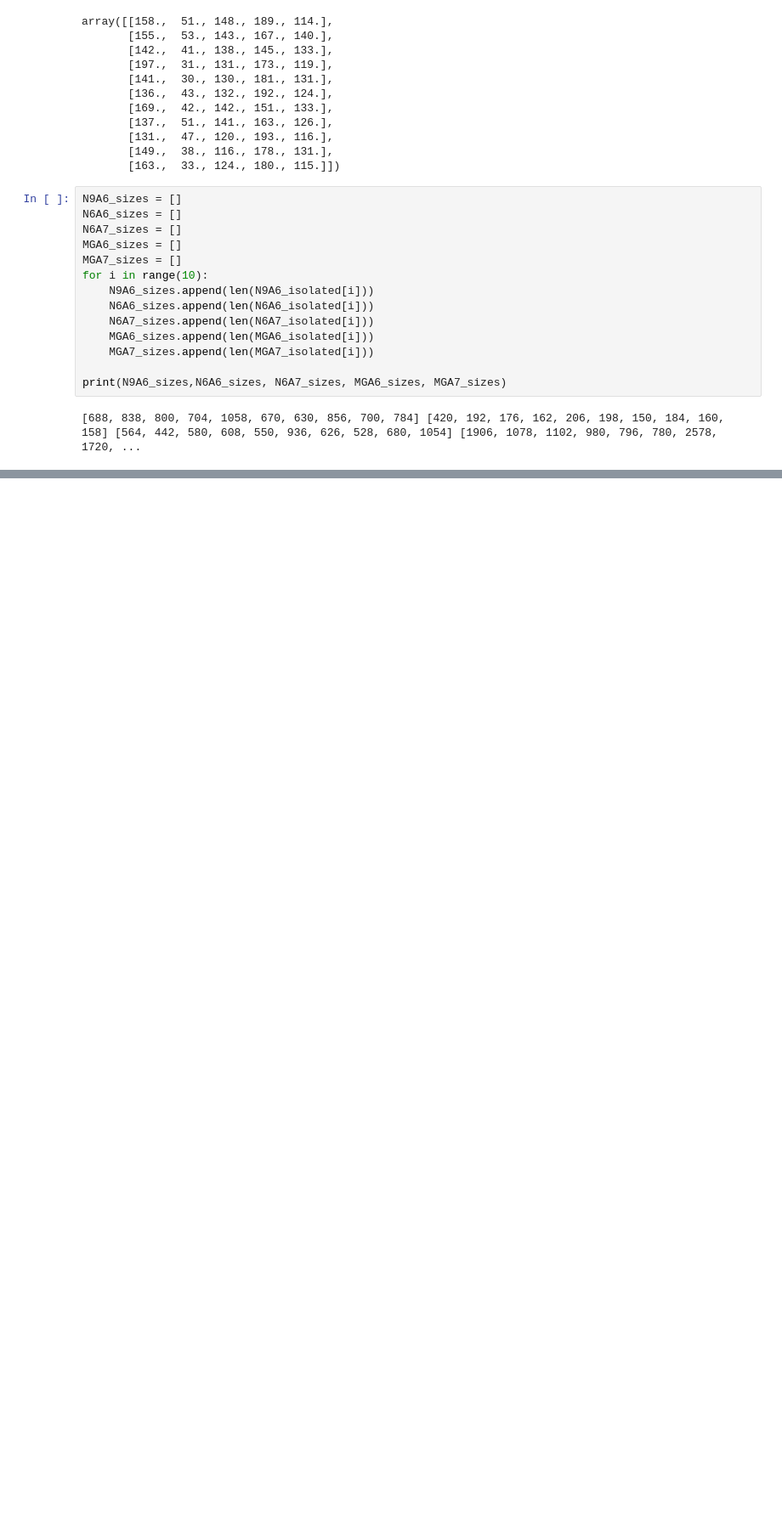
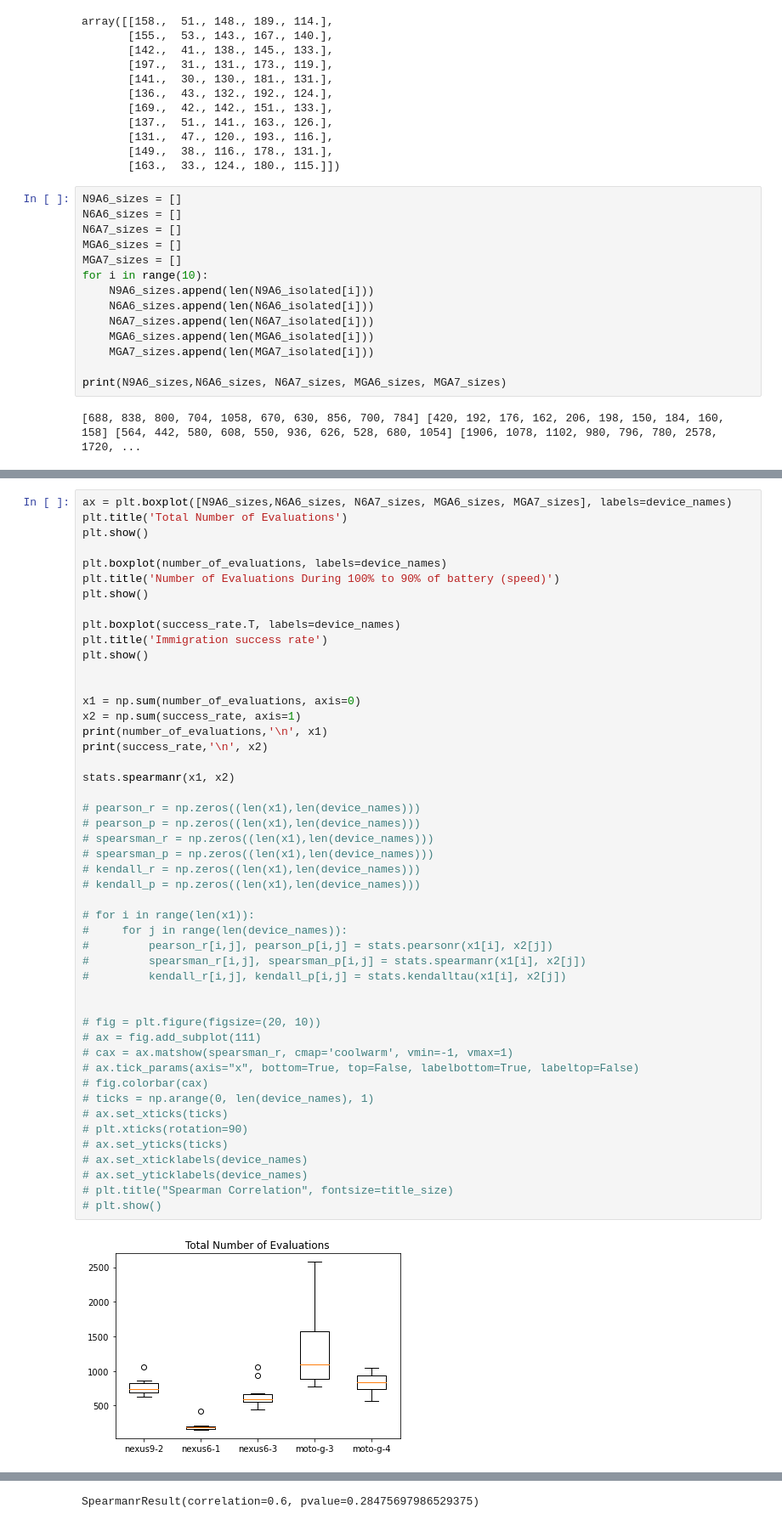
Before and after one commit to mahmoud-bokhari/distributed_GI, a Jupyter notebook: correlation_analysis.ipynb, the cells around one changed output, grey strips where cells are left out. Shown: that part at 85% size. Saved outputs shown, nothing was run; the diff lists cells and outputs as text; blank space fills up the shorter version.

Commit message:
Adding xlabels to the boxplots.

```diff
--- a/correlation_analysis.ipynb
+++ b/correlation_analysis.ipynb
@@ -545,0 +586,50 @@ SpearmanrResult(correlation=0.6, pvalue=0.28475697986529375)
+# %%
+ax = plt.boxplot([N9A6_sizes,N6A6_sizes, N6A7_sizes, MGA6_sizes, MGA7_sizes], labels=device_names)
+plt.title('Total Number of Evaluations')
+plt.show()
+
+plt.boxplot(number_of_evaluations, labels=device_names)
+plt.title('Number of Evaluations During 100% to 90% of battery (speed)')
+plt.show()
+
+plt.boxplot(success_rate.T, labels=device_names)
+plt.title('Immigration success rate')
+plt.show()
+
+
+x1 = np.sum(number_of_evaluations, axis=0)
+x2 = np.sum(success_rate, axis=1)
+print(number_of_evaluations,'\n', x1)
+print(success_rate,'\n', x2)
+
+stats.spearmanr(x1, x2)
+
+# pearson_r = np.zeros((len(x1),len(device_names)))
+# pearson_p = np.zeros((len(x1),len(device_names)))
+# spearsman_r = np.zeros((len(x1),len(device_names)))
+# spearsman_p = np.zeros((len(x1),len(device_names)))
+# kendall_r = np.zeros((len(x1),len(device_names)))
+# kendall_p = np.zeros((len(x1),len(device_names)))
+
+# for i in range(len(x1)):
+#     for j in range(len(device_names)):
+#         pearson_r[i,j], pearson_p[i,j] = stats.pearsonr(x1[i], x2[j])
+#         spearsman_r[i,j], spearsman_p[i,j] = stats.spearmanr(x1[i], x2[j])
+#         kendall_r[i,j], kendall_p[i,j] = stats.kendalltau(x1[i], x2[j])
+
+
+# fig = plt.figure(figsize=(20, 10))
+# ax = fig.add_subplot(111)
+# cax = ax.matshow(spearsman_r, cmap='coolwarm', vmin=-1, vmax=1)
+# ax.tick_params(axis="x", bottom=True, top=False, labelbottom=True, labeltop=False)
+# fig.colorbar(cax)
+# ticks = np.arange(0, len(device_names), 1)
+# ax.set_xticks(ticks)
+# plt.xticks(rotation=90)
+# ax.set_yticks(ticks)
+# ax.set_xticklabels(device_names)
+# ax.set_yticklabels(device_names)
+# plt.title("Spearman Correlation", fontsize=title_size)
+# plt.show()
+# %% [output]
+[figure, added]
@@ -545,0 +656 @@ SpearmanrResult(correlation=0.6, pvalue=0.28475697986529375)
+SpearmanrResult(correlation=0.6, pvalue=0.28475697986529375)
```
Also changed, not shown: parts of 4 cells of this notebook.
